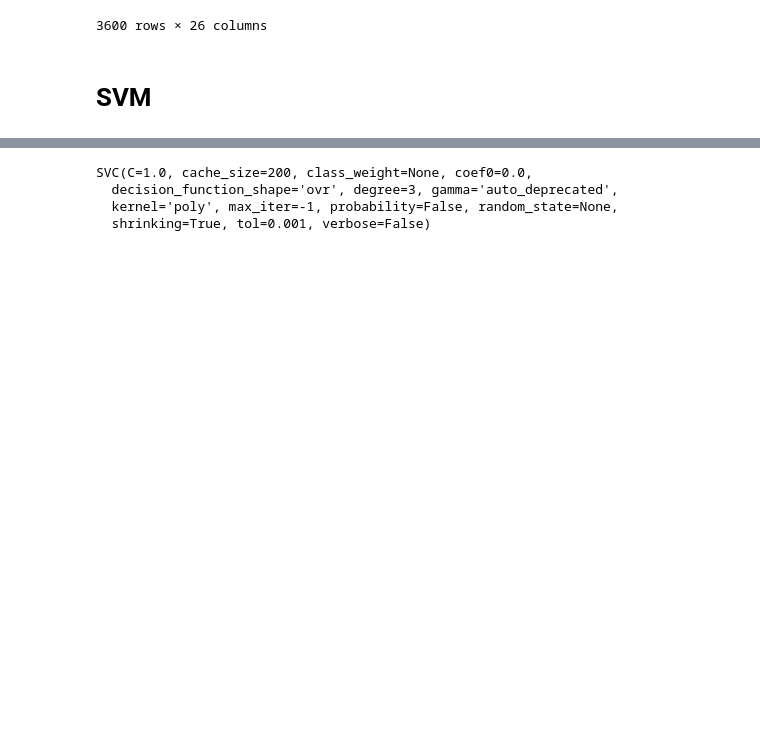
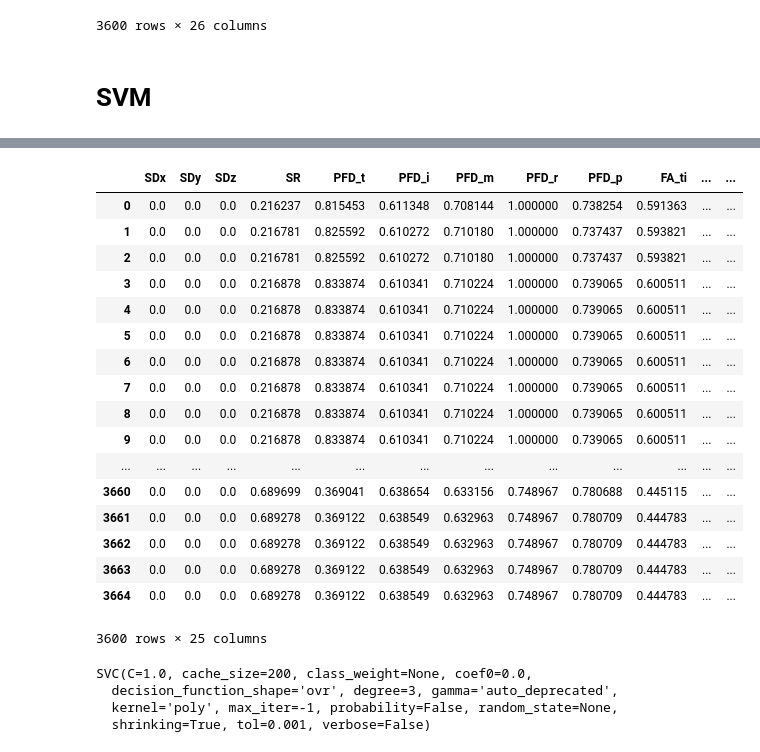
Before and after one commit to owenmedina/FingerSpell, a Jupyter notebook: SVM.ipynb, the cells around one changed output, grey strips where cells are left out. Drawn from its saved outputs; the diff is of its cells as text; code cells hidden in the pictures; blank space fills up the shorter version.

```diff
--- a/SVM.ipynb
+++ b/SVM.ipynb
@@ -134,3 +174,40 @@ df
+# %%
+#Scale
+
+
+size = len(df.columns)
+for i, row in df.iterrows():
+    max = np.max(row[:-1])
+    for index, val in enumerate(row):
+        if (index < size - 1):
+            #print("Val ",val)
+            #print("Max ",max)
+            scaled =  val / max
+            df.set_value(i,df.columns[index],scaled)
+            #print(row)
+
+
+#scaleFeatures(df)
+df
+# %% [output]
+|  | SDx | SDy | SDz | SR | PFD_t | PFD_i | PFD_m | PFD_r | PFD_p | FA_ti | ... | ... |
+| 0 | 0.0 | 0.0 | 0.0 | 0.216237 | 0.815453 | 0.611348 | 0.708144 | 1.000000 | 0.738254 | 0.591363 | ... | ... |
+| 1 | 0.0 | 0.0 | 0.0 | 0.216781 | 0.825592 | 0.610272 | 0.710180 | 1.000000 | 0.737437 | 0.593821 | ... | ... |
+| 2 | 0.0 | 0.0 | 0.0 | 0.216781 | 0.825592 | 0.610272 | 0.710180 | 1.000000 | 0.737437 | 0.593821 | ... | ... |
+| 3 | 0.0 | 0.0 | 0.0 | 0.216878 | 0.833874 | 0.610341 | 0.710224 | 1.000000 | 0.739065 | 0.600511 | ... | ... |
+| 4 | 0.0 | 0.0 | 0.0 | 0.216878 | 0.833874 | 0.610341 | 0.710224 | 1.000000 | 0.739065 | 0.600511 | ... | ... |
+| 5 | 0.0 | 0.0 | 0.0 | 0.216878 | 0.833874 | 0.610341 | 0.710224 | 1.000000 | 0.739065 | 0.600511 | ... | ... |
+| 6 | 0.0 | 0.0 | 0.0 | 0.216878 | 0.833874 | 0.610341 | 0.710224 | 1.000000 | 0.739065 | 0.600511 | ... | ... |
+| 7 | 0.0 | 0.0 | 0.0 | 0.216878 | 0.833874 | 0.610341 | 0.710224 | 1.000000 | 0.739065 | 0.600511 | ... | ... |
+| 8 | 0.0 | 0.0 | 0.0 | 0.216878 | 0.833874 | 0.610341 | 0.710224 | 1.000000 | 0.739065 | 0.600511 | ... | ... |
+| 9 | 0.0 | 0.0 | 0.0 | 0.216878 | 0.833874 | 0.610341 | 0.710224 | 1.000000 | 0.739065 | 0.600511 | ... | ... |
+| ... | ... | ... | ... | ... | ... | ... | ... | ... | ... | ... | ... | ... |
+| 3660 | 0.0 | 0.0 | 0.0 | 0.689699 | 0.369041 | 0.638654 | 0.633156 | 0.748967 | 0.780688 | 0.445115 | ... | ... |
+| 3661 | 0.0 | 0.0 | 0.0 | 0.689278 | 0.369122 | 0.638549 | 0.632963 | 0.748967 | 0.780709 | 0.444783 | ... | ... |
+| 3662 | 0.0 | 0.0 | 0.0 | 0.689278 | 0.369122 | 0.638549 | 0.632963 | 0.748967 | 0.780709 | 0.444783 | ... | ... |
+| 3663 | 0.0 | 0.0 | 0.0 | 0.689278 | 0.369122 | 0.638549 | 0.632963 | 0.748967 | 0.780709 | 0.444783 | ... | ... |
+| 3664 | 0.0 | 0.0 | 0.0 | 0.689278 | 0.369122 | 0.638549 | 0.632963 | 0.748967 | 0.780709 | 0.444783 | ... | ... |
+3600 rows × 25 columns
 # %%
 X = df.drop('labels', axis=1)
 y = df['labels']
```
Also changed, not shown: parts of 21 cells of this notebook, 4 other files.
